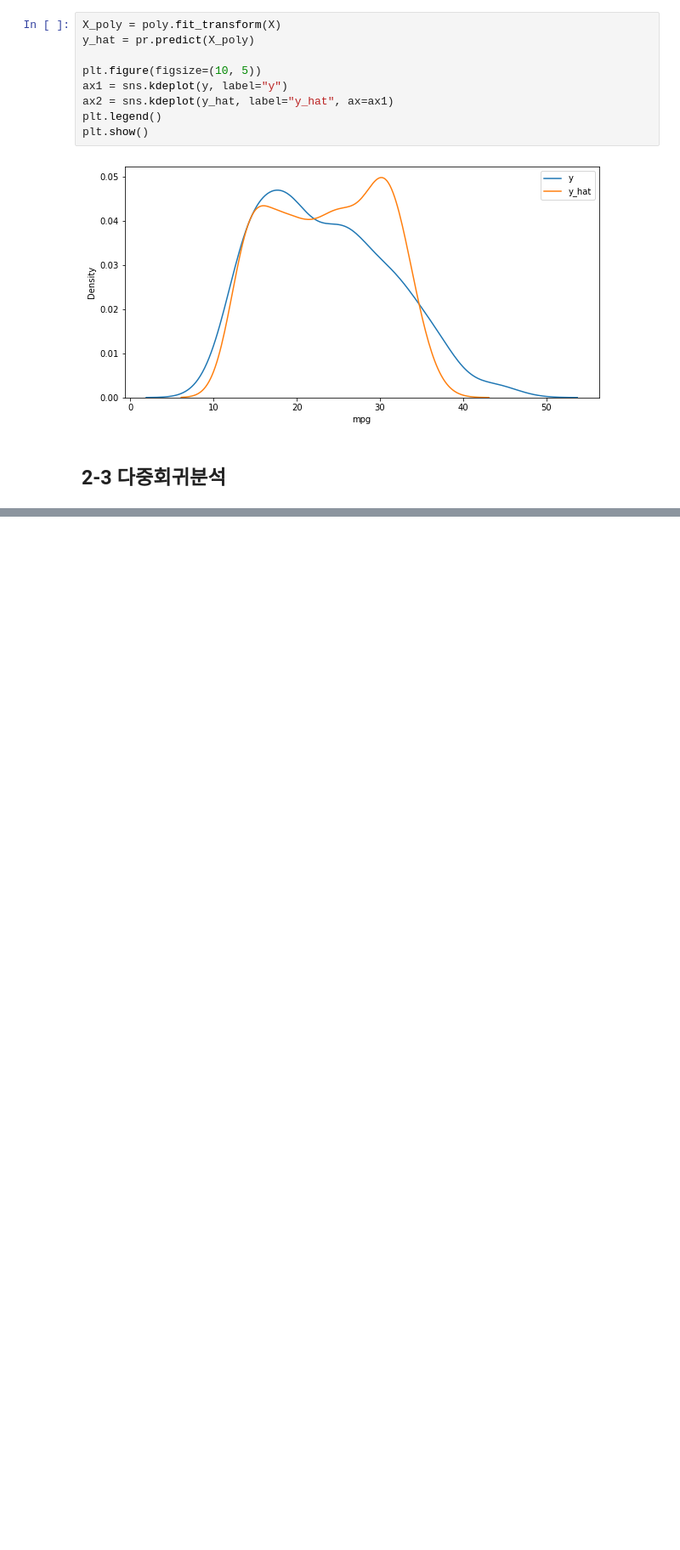
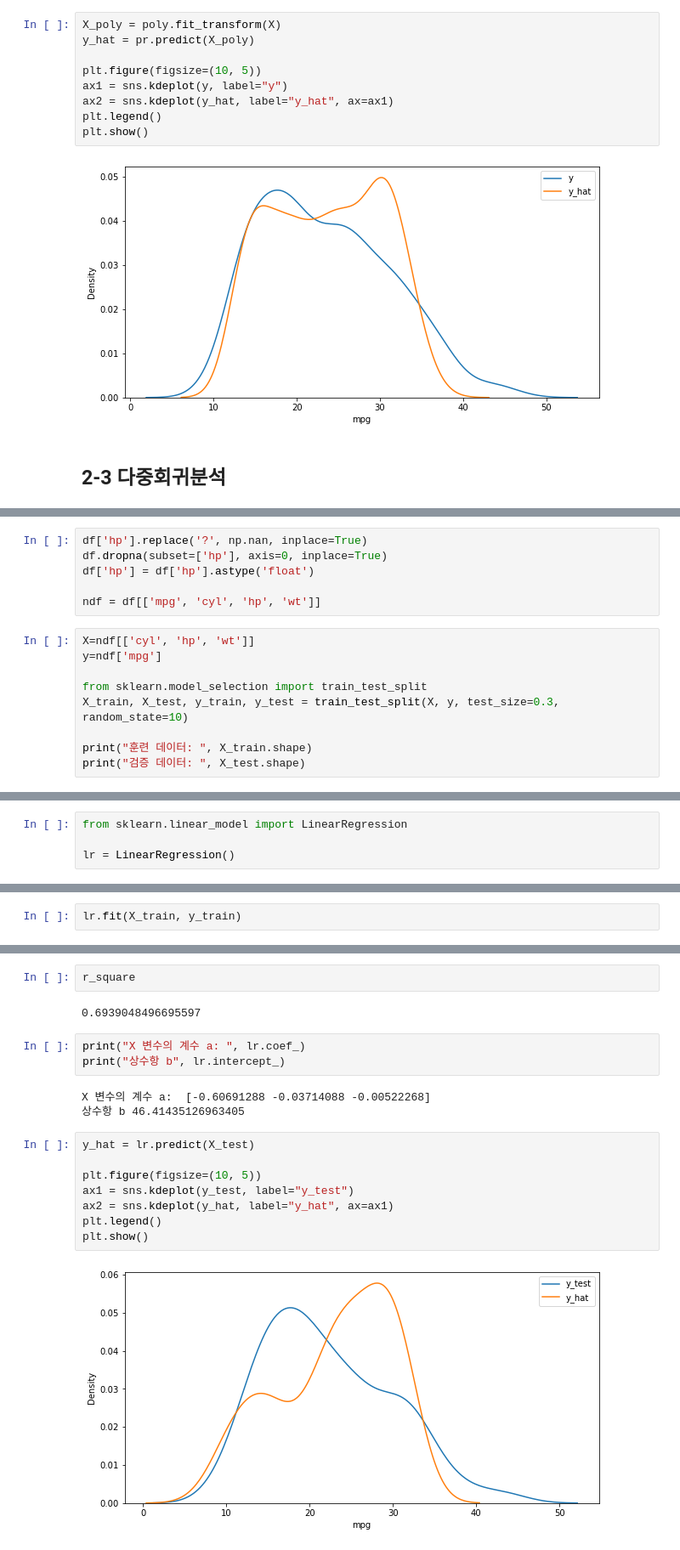
Before and after one commit to harryyang1982/pandas_data_analysis, a Jupyter notebook: part7.ipynb, the cells around one changed output, grey strips where cells are left out. Shown at 85% size. Drawn from its saved outputs; the diff is of its cells as text; blank space fills up the shorter version.

Commit message:
regression cleared

```diff
--- a/part7.ipynb
+++ b/part7.ipynb
@@ -291,0 +300,15 @@ plt.show()
+# %%
+df['hp'].replace('?', np.nan, inplace=True)
+df.dropna(subset=['hp'], axis=0, inplace=True)
+df['hp'] = df['hp'].astype('float')
+
+ndf = df[['mpg', 'cyl', 'hp', 'wt']]
+# %%
+X=ndf[['cyl', 'hp', 'wt']]
+y=ndf['mpg']
+
+from sklearn.model_selection import train_test_split
+X_train, X_test, y_train, y_test = train_test_split(X, y, test_size=0.3, random_state=10)
+
+print("훈련 데이터: ", X_train.shape)
+print("검증 데이터: ", X_test.shape)
@@ -291,0 +318,4 @@ plt.show()
+# %%
+from sklearn.linear_model import LinearRegression
+
+lr = LinearRegression()
@@ -291,0 +326,2 @@ plt.show()
+# %%
+lr.fit(X_train, y_train)
@@ -291,0 +332,20 @@ plt.show()
+# %%
+r_square
+# %% [output]
+0.6939048496695597
+# %%
+print("X 변수의 계수 a: ", lr.coef_)
+print("상수항 b", lr.intercept_)
+# %% [output]
+X 변수의 계수 a:  [-0.60691288 -0.03714088 -0.00522268]
+상수항 b 46.41435126963405
+# %%
+y_hat = lr.predict(X_test)
+
+plt.figure(figsize=(10, 5))
+ax1 = sns.kdeplot(y_test, label="y_test")
+ax2 = sns.kdeplot(y_hat, label="y_hat", ax=ax1)
+plt.legend()
+plt.show()
+# %% [output]
+[figure, added]
```
Also changed, not shown: parts of 7 cells of this notebook.
